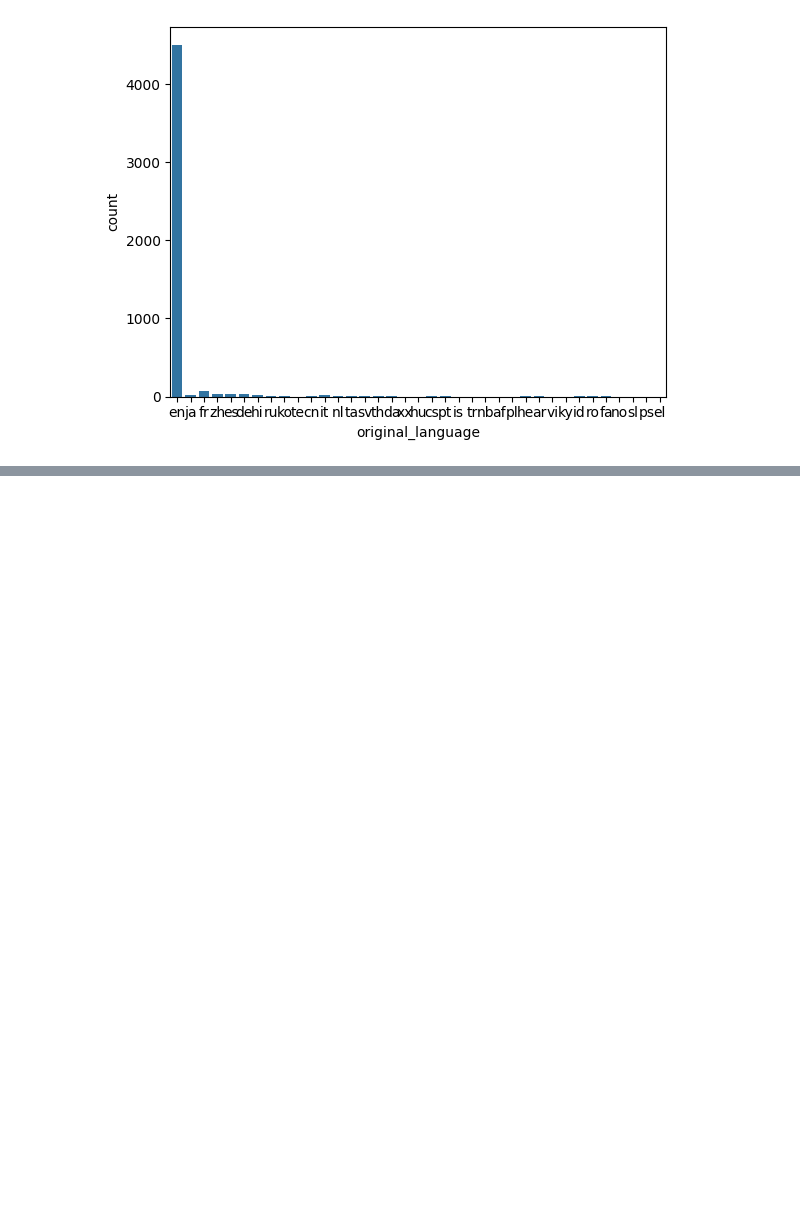
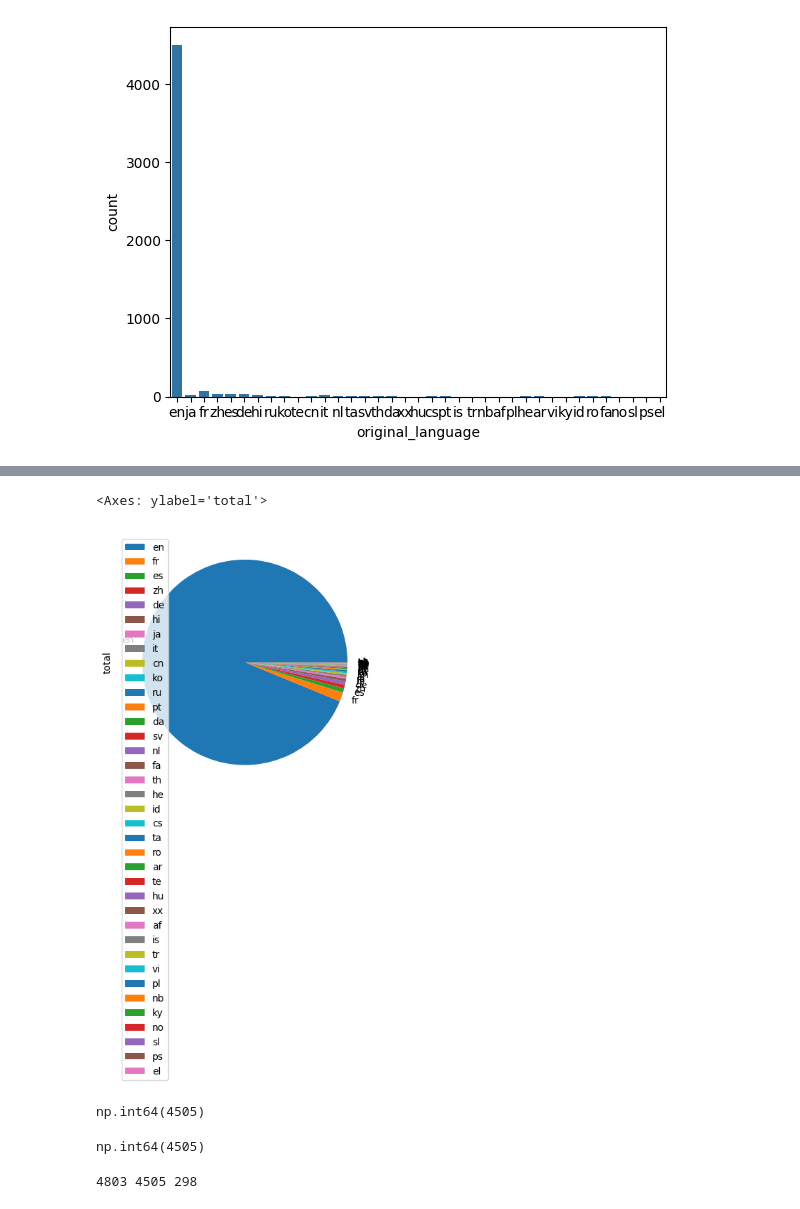
Before and after one commit to annaklaracss/data_science-, a Jupyter notebook: Explorando_a_base_do_TMDB.ipynb, the cells around one changed output, grey strips where cells are left out. Cells and saved outputs as stored; diff of their text form; code cells hidden in the pictures; blank space fills up the shorter version.

```diff
--- a/Explorando_a_base_do_TMDB.ipynb
+++ b/Explorando_a_base_do_TMDB.ipynb
@@ -188,0 +185,17 @@ sns.countplot(data = tmdb, x = 'original_language')
+# %%
+contagem_de_lingua.plot(kind="pie", y="total", labels=contagem_de_lingua["original_language"])
+# %% [output]
+<Axes: ylabel='total'>
+[figure, added]
+# %%
+total_por_lingua = tmdb["original_language"].value_counts()
+total_de_ingles = total_por_lingua.loc["en"]
+total_de_ingles
+# %% [output]
+np.int64(4505)
+# %%
+total_por_lingua = tmdb["original_language"].value_counts()
+total_de_ingles = total_por_lingua.loc["en"]
+total_de_ingles
+# %% [output]
+np.int64(4505)
@@ -188,0 +207,8 @@ sns.countplot(data = tmdb, x = 'original_language')
+# %%
+total_por_lingua = tmdb["original_language"].value_counts()
+total_geral = total_por_lingua.sum()
+total_de_ingles = total_por_lingua.loc["en"]
+total_do_resto = total_geral - total_de_ingles
+print(total_geral, total_de_ingles, total_do_resto)
+# %% [output]
+4803 4505 298
```
Also changed, not shown: parts of 7 cells of this notebook.
